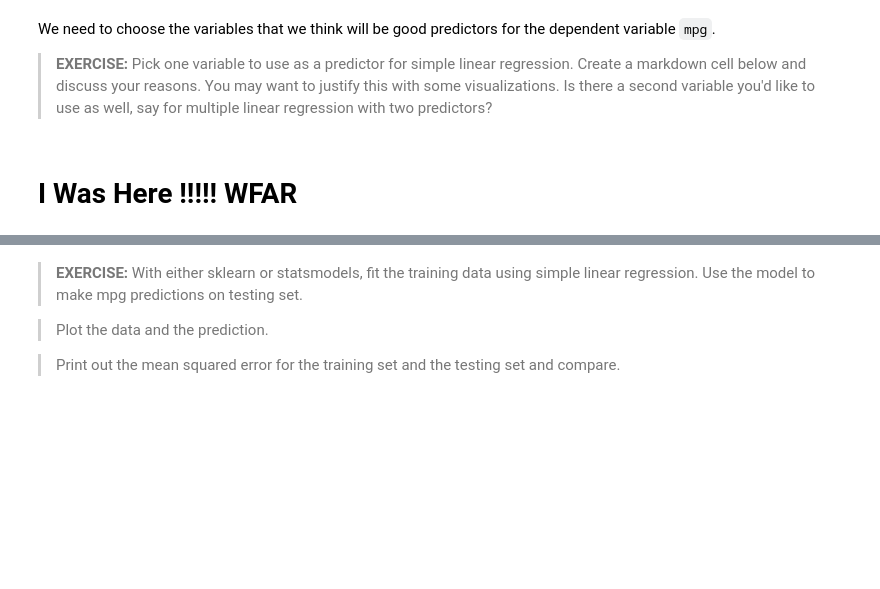
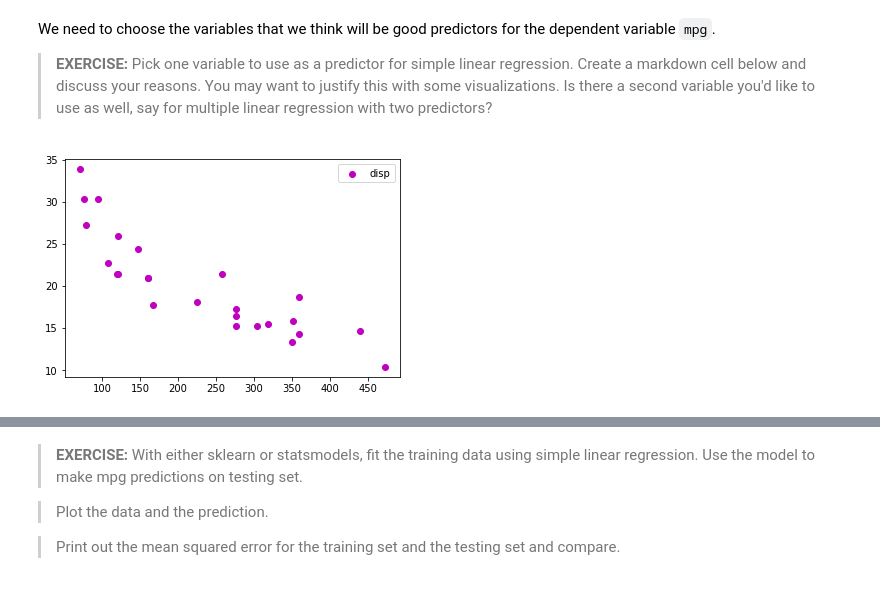
Before and after one commit to WillArevalo/LML2018-URosario, a Jupyter notebook: Labs/Lab2/Lab2_LML2018_unsolved.ipynb, the cells around one changed output, grey strips where cells are left out. Saved outputs shown, nothing was run; the diff lists cells and outputs as text; code cells hidden in the pictures; blank space fills up the shorter version.

```diff
--- a/Labs/Lab2/Lab2_LML2018_unsolved.ipynb
+++ b/Labs/Lab2/Lab2_LML2018_unsolved.ipynb
@@ -501,5 +501,3 @@ dfcars.shape, traindf.shape, testdf.shape
 We need to choose the variables that we think will be good predictors for the dependent variable `mpg`.
 
 >**EXERCISE:**  Pick one variable to use as a predictor for simple linear regression.  Create a markdown cell below and discuss your reasons.  You may want to justify this with some visualizations.  Is there a second variable you'd like to use as well, say for multiple linear regression with two predictors?
-# %% [markdown]
-# I Was Here !!!!! WFAR
@@ -507,0 +504,6 @@ We need to choose the variables that we think will be good predictors for the de
+# %%
+# Only look a supposse disp and wt is useful
+plt.scatter(traindf["disp"], traindf["mpg"],c="m", label="disp")
+plt.legend();
+# %% [output]
+[figure, added]
```
Also changed, not shown: parts of 18 cells of this notebook.
